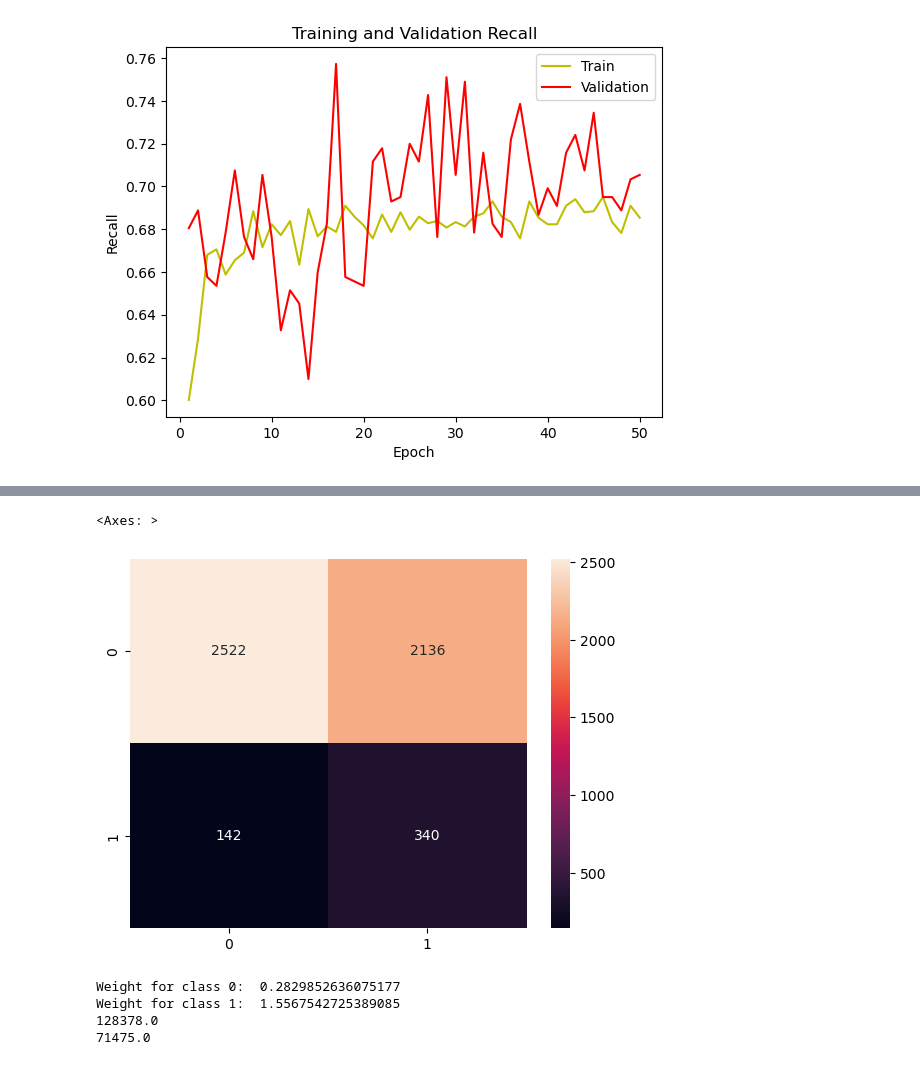
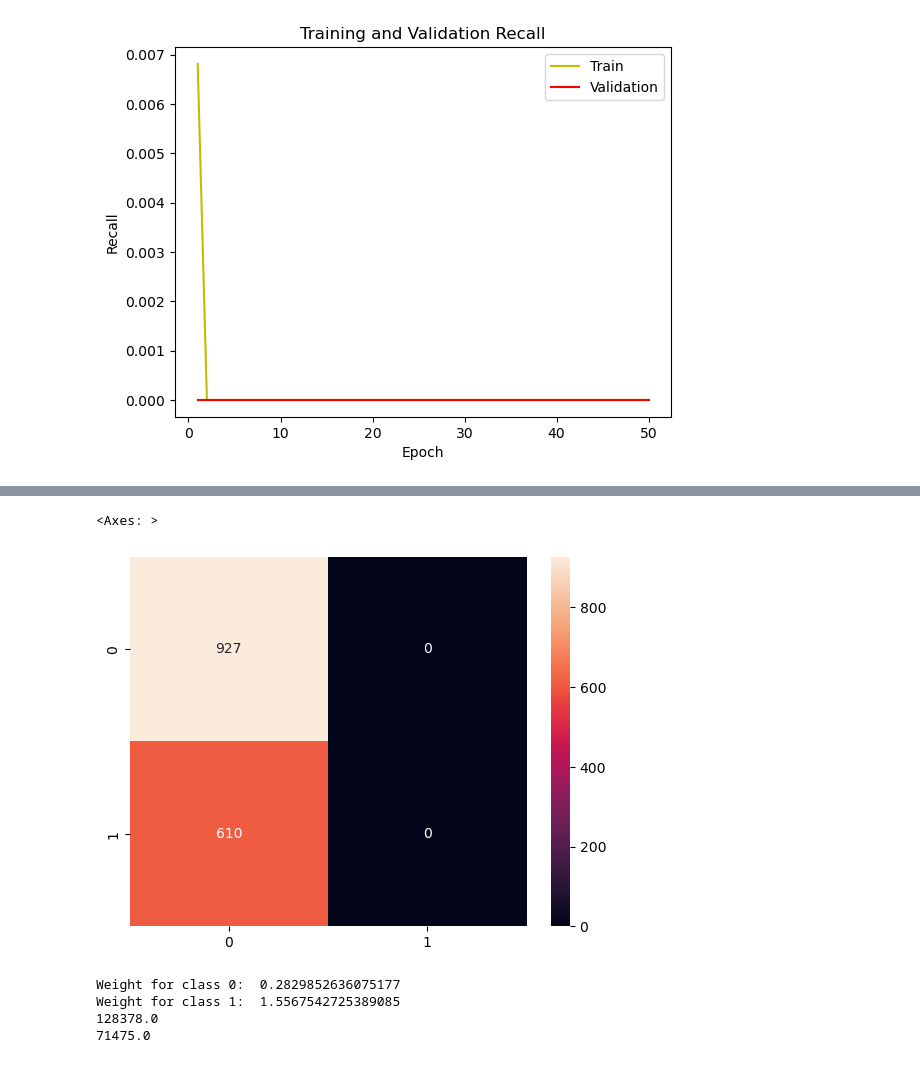
Before and after one commit to Logan-Kelsch/-ES-NN-test1, a Jupyter notebook: NN/NN_V3.0/NN_Classificaiton.ipynb, the cells around one changed output, grey strips where cells are left out. Drawn from its saved outputs; the diff is of its cells as text; code cells hidden in the pictures.

Commit message:
check images for test results

```diff
--- a/NN/NN_V3.0/NN_Classificaiton.ipynb
+++ b/NN/NN_V3.0/NN_Classificaiton.ipynb
@@ -28,7 +28,7 @@ from imblearn.over_sampling import SMOTE
 #LOAD DATA FROM CSV-------------------------------------------------------
 
 # Load the dataset
-data = pd.read_csv('NEED_TO_APPEND.csv')
+data = pd.read_csv('catted_1.csv')
 
 #testing random feature drops
 data = data.drop(columns='FT')
@@ -52,11 +52,11 @@ data = data.drop(columns='FT')
 #TEMP DROP PRE-DUAL-OUTPUT NN
 
 #data = data.drop(columns='bull15')
-data = data.drop(columns='bear15')
-data = data.drop(columns='bull30')
-data = data.drop(columns='bear30')
-data = data.drop(columns='bull60')
-data = data.drop(columns='bear60')
+#data = data.drop(columns='bear15')
+#data = data.drop(columns='bull30')
+#data = data.drop(columns='bear30')
+#data = data.drop(columns='bull60')
+data = data.drop(columns='DIR')
 
 #confirming X and Y features post training
 Xfeatures = data.columns[:-1]
@@ -76,8 +76,8 @@ print(dict(zip(unique,counts)))
 #data = data.drop(data[data['ToD'] > 955].index)
 #data = data.drop(data[data['ToD'] < 480].index)
 
-NinRows = data.drop(data[data['bull15'] == 'in'].index)
-inRows = data.drop(data[data['bull15'] != 'in'].index)
+NinRows = data.drop(data[data['MOVE'] == 'mv'].index)
+inRows = data.drop(data[data['MOVE'] == 'nm'].index)
 
 #CUSTOM DATA FILTERING_____________
 
@@ -196,7 +196,7 @@ def custom_loss(y_true, y_pred):
 
 def build_model():
     model = tf.keras.Sequential([#currently 17 total features
-        tf.keras.layers.Dense(512, input_dim=16, activation='leaky_relu'),
+        tf.keras.layers.Dense(512, input_dim=37, activation='leaky_relu'),
         tf.keras.layers.Dropout(0.20),
         tf.keras.layers.Dense(512, activation='leaky_relu'),
         tf.keras.layers.Dropout(0.20),
@@ -213,7 +213,7 @@ def build_model():
 
 def load_model():
     #loaded_model = tf.keras.models.load_model('tupleTrain.keras', custom_objects={'custom_loss':custom_loss})
-    loaded_model = tf.keras.models.load_model('acc77.keras')
+    loaded_model = tf.keras.models.load_model('multi_test1.keras')
     met = ['Accuracy','AUC','Precision','Recall','TrueNegatives','TruePositives','FalsePositives','FalseNegatives']
     loaded_model.compile(optimizer=opt3, loss=custom_loss, metrics=met)
     return loaded_model
@@ -226,7 +226,7 @@ epochs = 50
 early_stopping = []#EarlyStopping(monitor='Precision', patience=100, mode='max', restore_best_weights=True)
 
 model = build_model()
-loaded_model = load_model()
+#loaded_model = load_model()
 history = model.fit(X_train, y_train, epochs=epochs, validation_split=0.2,\
                     shuffle=True, verbose=1, validation_data=(X_test, y_test),\
                     class_weight=cw, callbacks=early_stopping)
@@ -346 +346 @@ Epoch 50/50
-[figure, old version]
+[figure, new version]
@@ -348,5 +348,5 @@ Epoch 50/50
 <Axes: >
-[figure, old version]
+[figure, new version]
 # %%
 # Scaling by total/2 helps keep the loss to a similar magnitude.
 # The sum of the weights of all examples stays the same.
```
Also changed, not shown: parts of 1 cell of this notebook, 9 other files.
